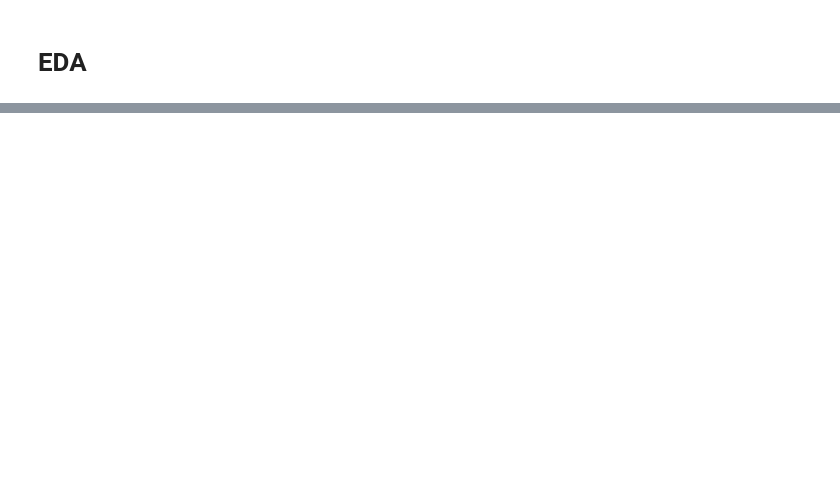
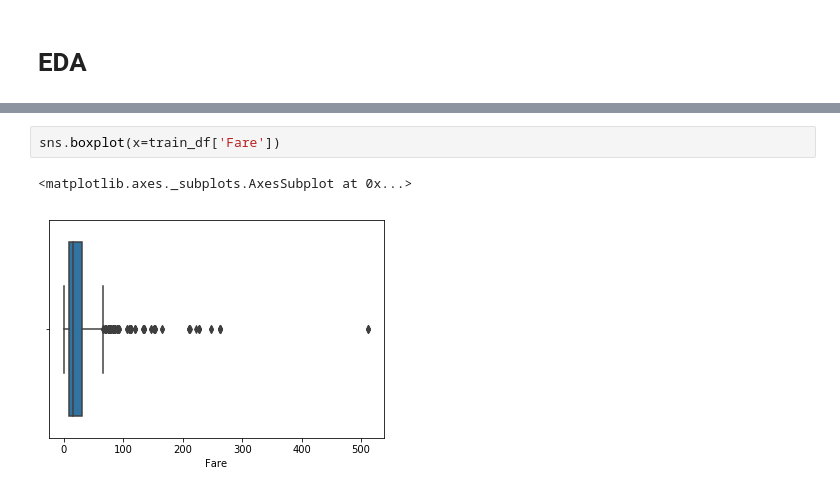
Before and after one commit to BintangPradana/Titanic-Kaggle, a Jupyter notebook: TItanic.ipynb, the cells around one changed output, grey strips where cells are left out. Saved outputs shown, nothing was run; the diff lists cells and outputs as text; blank space fills up the shorter version.

```diff
--- a/TItanic.ipynb
+++ b/TItanic.ipynb
@@ -46,0 +81,5 @@ AttributeError: 'DataFrame' object has no attribute 'Title'
+# %%
+sns.boxplot(x=train_df['Fare'])
+# %% [output]
+<matplotlib.axes._subplots.AxesSubplot at 0x...>
+[figure, added]
```
Also changed, not shown: parts of 36 cells of this notebook, 2 other files.
